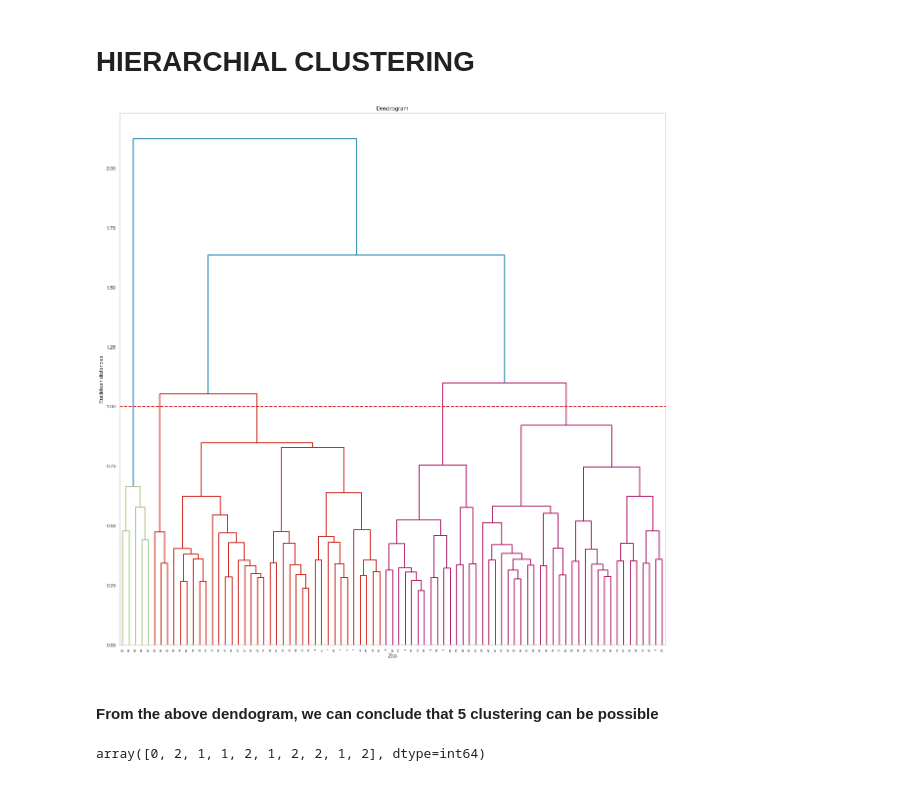
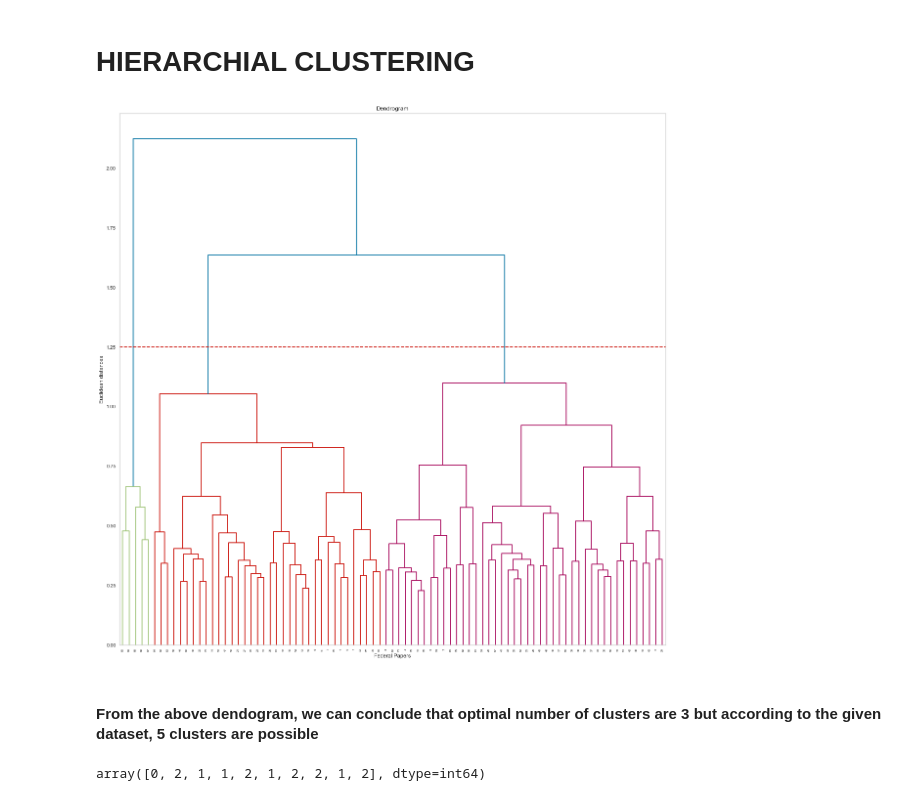
Before and after one commit to chaithrakc/syr_ads_machine_learning, a Jupyter notebook: week04clustering/hw04/Chaithra-HW04-CLUSTERING.ipynb, the cells around one changed output. Drawn from its saved outputs; the diff is of its cells as text; code cells hidden in the pictures.

Commit message:
clustering

```diff
--- a/week04clustering/hw04/HW04-CLUSTERING.ipynb
+++ b/week04clustering/hw04/Chaithra-HW04-CLUSTERING.ipynb
@@ -121,16 +203,16 @@ sns.heatmap(confusion_matrix)
 # %%
 # dendogram to find number of clusters
 plt.figure(figsize=(20, 20))
 
 dendrogram_comp = sch.dendrogram(sch.linkage(paper_arr, method  = "ward"),
                             orientation='top')
 plt.title('Dendrogram')
-plt.xlabel('Zoo')
+plt.xlabel('Federal Papers')
 plt.ylabel('Euclidean distances')
-plt.axhline(y=1.00, color='r', linestyle='--')
+plt.axhline(y=1.25, color='r', linestyle='--')
 plt.grid(b=None)
 # %% [output]
-[figure, old version]
+[figure, new version]
 # %% [markdown]
-#### From the above dendogram, we can conclude that 5 clustering can be possible
+#### From the above dendogram, we can conclude that optimal number of clusters are 3 but according to the given dataset, 5 clusters are possible
 # %%
```
Also changed, not shown: parts of 26 cells of this notebook, 4 other files.
